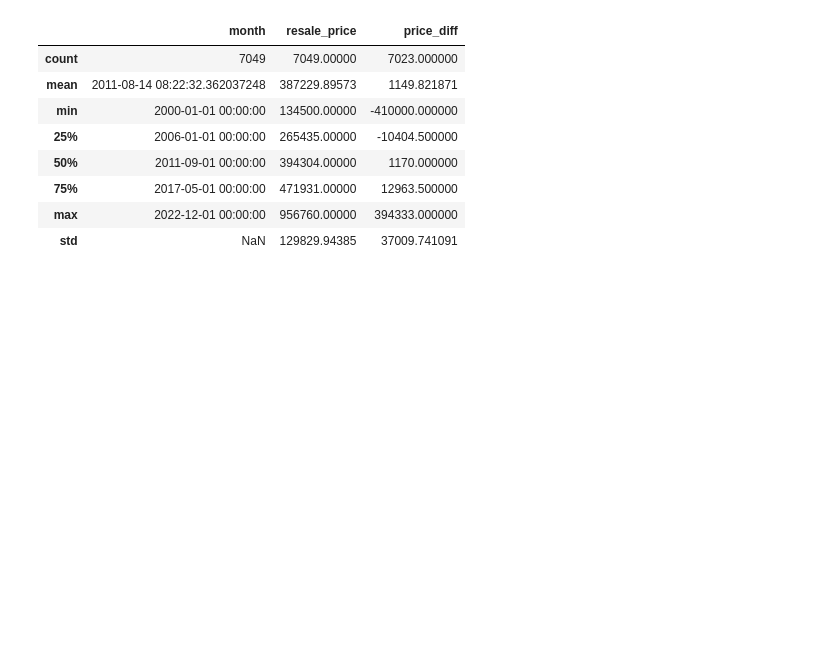
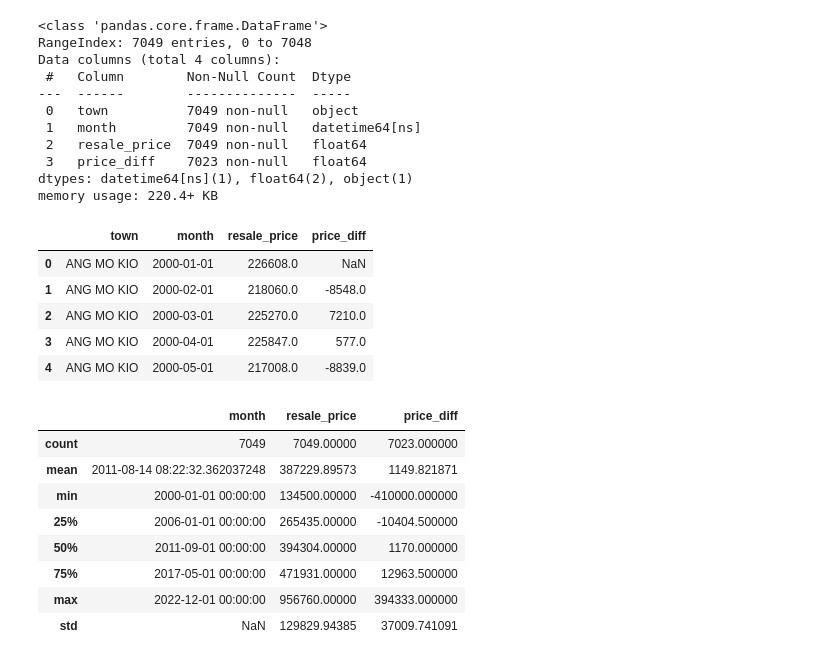
Before and after one commit to lingjie00/ST6241A_2425, a Jupyter notebook: notebook/data_exploration.ipynb, the cells around one changed output. Drawn from its saved outputs; the diff is of its cells as text; code cells hidden in the pictures; blank space fills up the shorter version.

```diff
--- a/notebook/data_exploration.ipynb
+++ b/notebook/data_exploration.ipynb
@@ -9,6 +9,27 @@ resale_price = pd.read_csv(data_dir / "resale_price_train.csv")
 resale_price["month"] = pd.to_datetime(resale_price["month"])
 median_income = pd.read_csv(data_dir / "median_income_data_train.csv")
 median_income["year"] = pd.to_datetime(median_income["year"], format="%Y")
+# %%
+resale_price.info()
+resale_price.head()
+# %% [output]
+<class 'pandas.core.frame.DataFrame'>
+RangeIndex: 7049 entries, 0 to 7048
+Data columns (total 4 columns):
+ #   Column        Non-Null Count  Dtype
+---  ------        --------------  -----
+ 0   town          7049 non-null   object
+ 1   month         7049 non-null   datetime64[ns]
+ 2   resale_price  7049 non-null   float64
+ 3   price_diff    7023 non-null   float64
+dtypes: datetime64[ns](1), float64(2), object(1)
+memory usage: 220.4+ KB
+|  | town | month | resale_price | price_diff |
+| 0 | ANG MO KIO | 2000-01-01 | 226608.0 | NaN |
+| 1 | ANG MO KIO | 2000-02-01 | 218060.0 | -8548.0 |
+| 2 | ANG MO KIO | 2000-03-01 | 225270.0 | 7210.0 |
+| 3 | ANG MO KIO | 2000-04-01 | 225847.0 | 577.0 |
+| 4 | ANG MO KIO | 2000-05-01 | 217008.0 | -8839.0 |
 # %%
 resale_price.describe()
 # %% [output]
```
Also changed, not shown: parts of 2 cells of this notebook.
